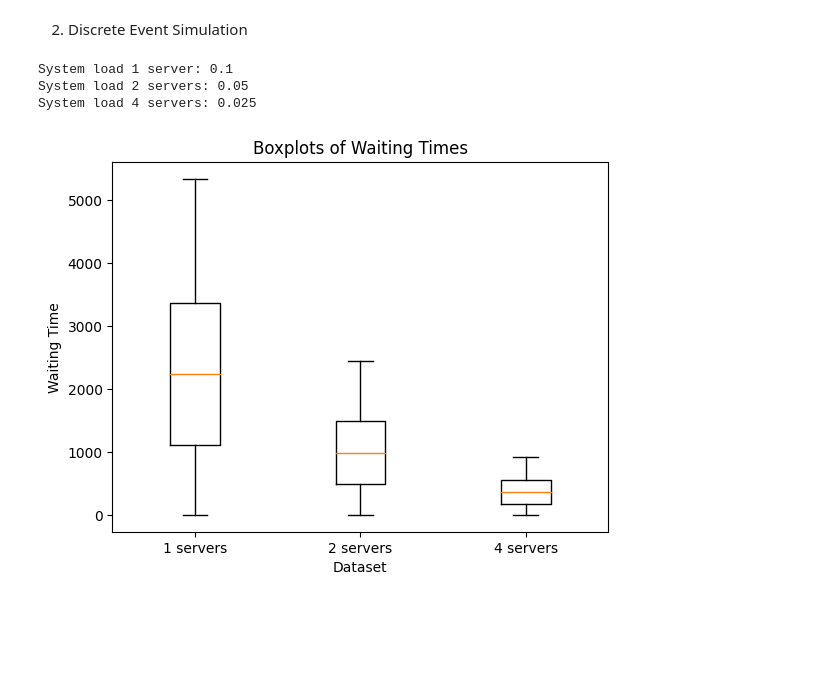
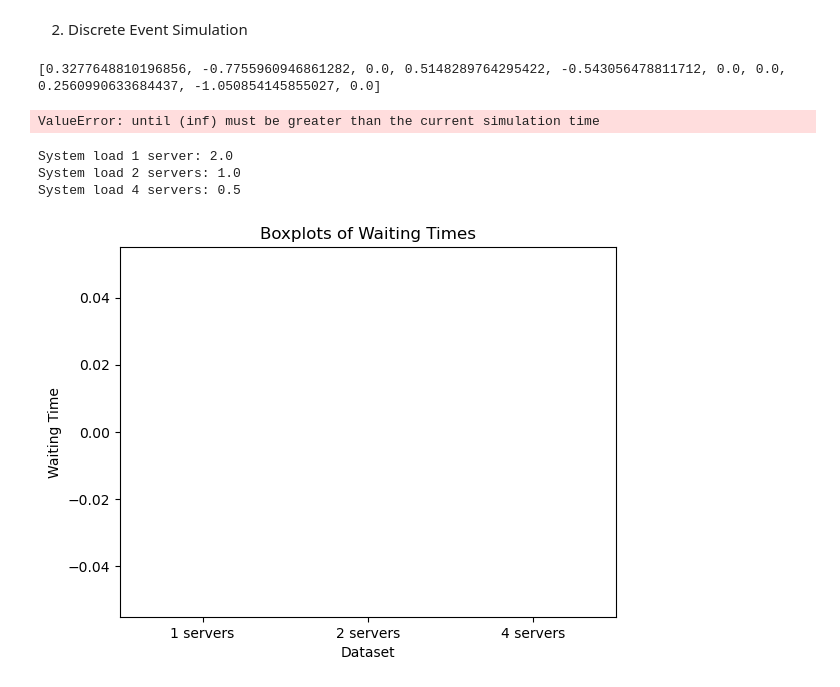
Before and after one commit to LoesBijman/stochastic_2, a Jupyter notebook: assignment_2.ipynb, the cells around one changed output. Drawn from its saved outputs; the diff is of its cells as text; code cells hidden in the pictures; blank space fills up the shorter version.

Commit message:
trial code with error :(

```diff
--- a/assignment_2.ipynb
+++ b/assignment_2.ipynb
@@ -52,3 +100,29 @@ def run_simulation(lambd, n, mu, n_persons, waiting_times_list, runs):
+# %%
+runs = 10
+n_customers = 10
+rho = 0.8
+mu = 1/2
+
+env = simpy.Environment()
+
+wait_total = []
+for i in range(runs):
+    MM1queue_fifo = Queue(env,1,rho,mu)
+    MM2queue_fifo = Queue(env,2,rho,mu)
+
+    wait_times_list = MM1queue_fifo.run_sim(n_customers)
+
+    wait_total.append(wait_times_list)
+print(len(wait_total))
+
+wait_times_1 = MM1queue_fifo.run_sim(n_customers,runs)
+wait_times_2 = MM2queue_fifo.run_sim(n_customers,runs)
+
+positions = [1,2]
+plt.boxplot([wait_times_1,wait_times_2],positions=positions)
+# %% [output]
+[0.3277648810196856, -0.7755960946861282, 0.0, 0.5148289764295422, -0.543056478811712, 0.0, 0.0, 0.2560990633684437, -1.050854145855027, 0.0]
+ValueError: until (inf) must be greater than the current simulation time
 # %%
 np.random.seed(3)
 
@@ -56,46 +130,54 @@ np.random.seed(3)
 # interval customers
 lambd = 1
 
 # μ – the capacity of each of n equal servers.
-mu = 10
+mu = 1/2
 
 # number of servers
 n = [1,2,4]
 
 # ρ represents the system load. ρ=λ/(n*capacity).
 print(f"System load 1 server: {lambd/(1*mu)}")
 print(f"System load 2 servers: {lambd/(2*mu)}")
 print(f"System load 4 servers: {lambd/(4*mu)}")
 
 # Number of people in simulation and the number of days tested:
 n_persons = 500
 runs = 1000
 
-# Waiting times
 waiting_times_n1 = []
 waiting_times_n2 = []
 waiting_times_n4 = []
 
-run_simulation(lambd, n[0], mu, n_persons, waiting_times_n1, runs)
-run_simulation(lambd, n[1], mu, n_persons, waiting_times_n2, runs)
-run_simulation(lambd, n[2], mu, n_persons, waiting_times_n4, runs)
+waiting_times_n1_sjf = []
+waiting_times_n2_sjf = []
+waiting_times_n4_sjf = []
+
+run_simulation2(lambd, n[0], mu, n_persons, waiting_times_n1, runs, 'FIFO')
+run_simulation2(lambd, n[1], mu, n_persons, waiting_times_n2, runs, 'FIFO')
+run_simulation2(lambd, n[2], mu, n_persons, waiting_times_n4, runs, 'FIFO')
+
+run_simulation2(lambd, n[0], mu, n_persons, waiting_times_n1_sjf, runs, 'SJF')
+run_simulation2(lambd, n[1], mu, n_persons, waiting_times_n2_sjf, runs, 'SJF')
+run_simulation2(lambd, n[2], mu, n_persons, waiting_times_n4_sjf, runs, 'SJF')
 
 # Create positions for boxplots
-positions = [1, 2, 3]
-# Create a boxplot
+positions = [1, 3, 5]
+positions_sjf = [2,4,6]
+
 plt.boxplot([waiting_times_n1,waiting_times_n2,waiting_times_n4], positions=positions)
+plt.boxplot([waiting_times_n1_sjf,waiting_times_n2_sjf,waiting_times_n4_sjf], positions=positions_sjf)
 plt.title('Boxplots of Waiting Times')
 plt.xlabel('Dataset')
 plt.ylabel('Waiting Time')
-plt.xticks(positions, ['1 servers', '2 servers', '4 servers'])
+plt.xticks([1.5,3.5,5.5], ['1 servers', '2 servers', '4 servers'])
 
-# Show the plot
 plt.show()
 # %% [output]
-System load 1 server: 0.1
-System load 2 servers: 0.05
-System load 4 servers: 0.025
+System load 1 server: 2.0
+System load 2 servers: 1.0
+System load 4 servers: 0.5
-[figure, old version]
+[figure, new version]
 # %%
 print(f"For a queue with in total {n_persons} people that get in the queue with an interval of approximately {arrival_rate} seconds for {runs} days:")
 print(f"the mean waiting time was {np.mean(waiting_times_n1)}, with a standard deviation of {np.std(waiting_times_n1)}")
```
Also changed, not shown: parts of 6 cells of this notebook.
